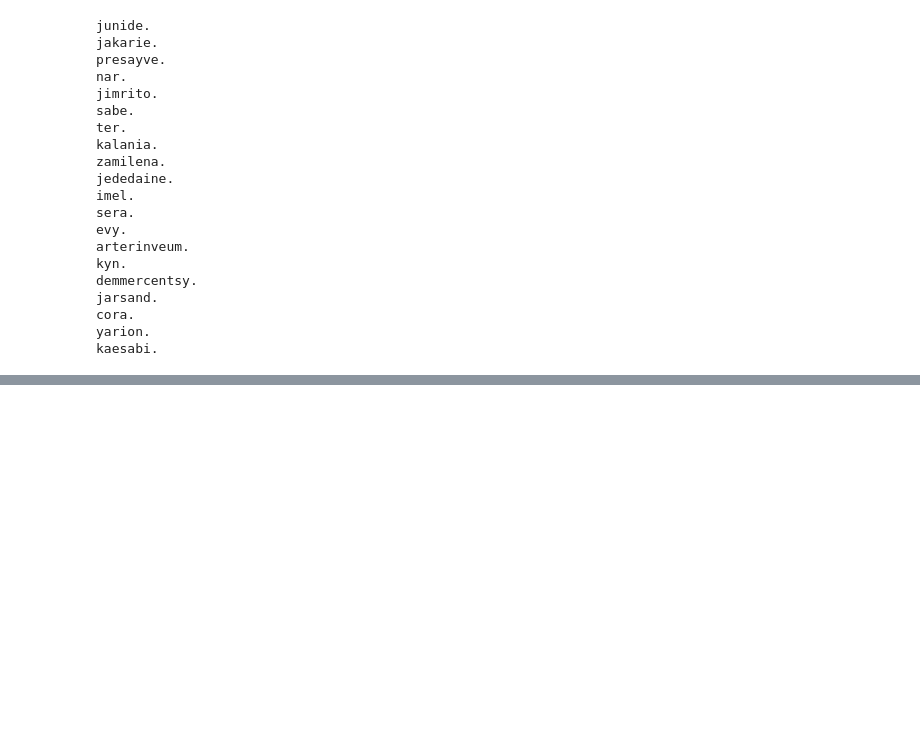
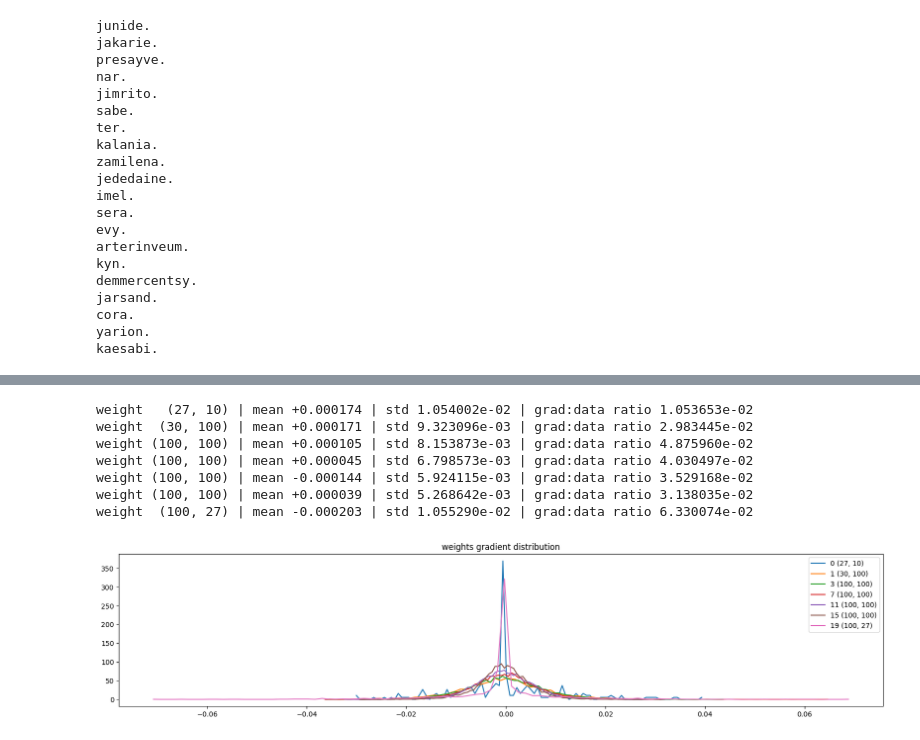
Before and after one commit to peluche/makemore, a Jupyter notebook: makemore3.ipynb, the cells around one changed output, grey strips where cells are left out. Cells and saved outputs as stored; diff of their text form; code cells hidden in the pictures; blank space fills up the shorter version.

```diff
--- a/makemore3.ipynb
+++ b/makemore3.ipynb
@@ -495,0 +666,22 @@ kaesabi.
+# %%
+# visualize histograms
+plt.figure(figsize=(20, 4))
+legends = []
+for i, p in enumerate(parameters):
+    t = p.grad
+    if p.ndim == 2:
+        print(f'weight {tuple(p.shape)!s:>10s} | mean {t.mean():+f} | std {t.std():e} | grad:data ratio {t.std() / p.std():e}')
+        hy, hx = torch.histogram(t, density=True)
+        plt.plot(hx[:-1].detach(), hy.detach())
+        legends.append(f'{i} {tuple(p.shape)}')
+plt.legend(legends)
+_= plt.title('weights gradient distribution')
+# %% [output]
+weight   (27, 10) | mean +0.000174 | std 1.054002e-02 | grad:data ratio 1.053653e-02
+weight  (30, 100) | mean +0.000171 | std 9.323096e-03 | grad:data ratio 2.983445e-02
+weight (100, 100) | mean +0.000105 | std 8.153873e-03 | grad:data ratio 4.875960e-02
+weight (100, 100) | mean +0.000045 | std 6.798573e-03 | grad:data ratio 4.030497e-02
+weight (100, 100) | mean -0.000144 | std 5.924115e-03 | grad:data ratio 3.529168e-02
+weight (100, 100) | mean +0.000039 | std 5.268642e-03 | grad:data ratio 3.138035e-02
+weight  (100, 27) | mean -0.000203 | std 1.055290e-02 | grad:data ratio 6.330074e-02
+[figure, added]
```
Also changed, not shown: parts of 6 cells of this notebook.
